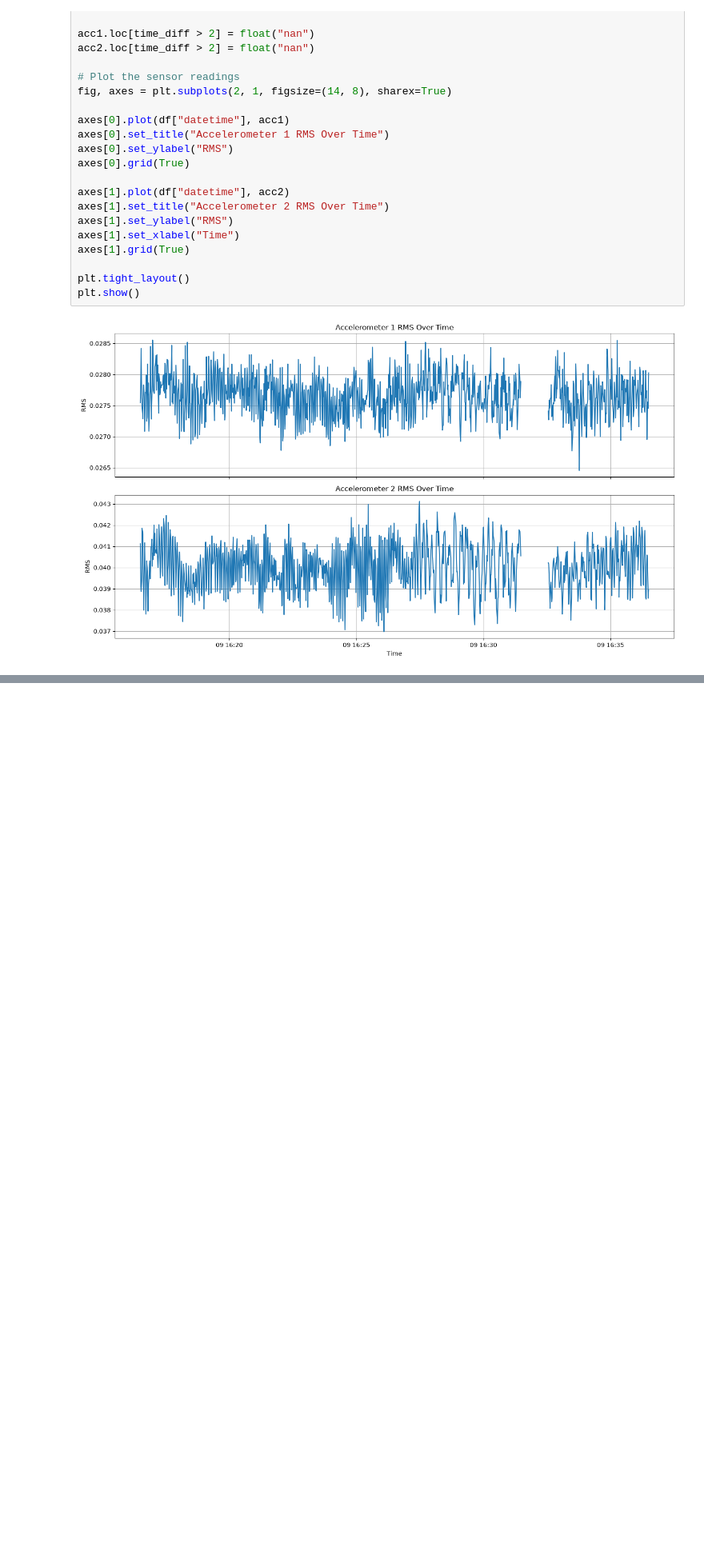
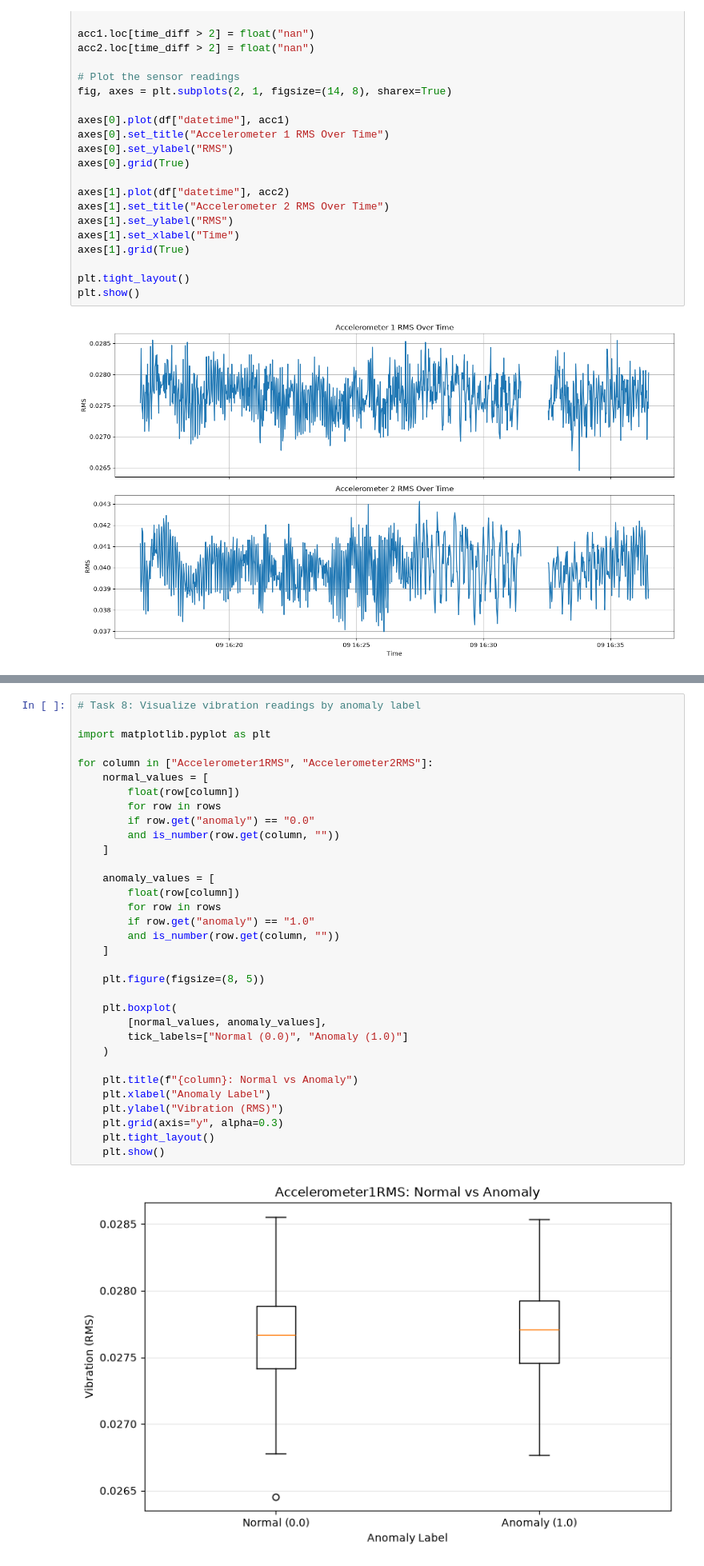
Before and after one commit to PeriManya/Sensor-Telemetry-Anomaly-detection-, a Jupyter notebook: notebooks/task2_data_analysis.ipynb, the cells around one changed output, grey strips where cells are left out. Shown at 80% size. Cells and saved outputs as stored; diff of their text form; blank space fills up the shorter version.

Commit message:
Add vibration anomaly comparison and visualization

```diff
--- a/notebooks/task2_data_analysis.ipynb
+++ b/notebooks/task2_data_analysis.ipynb
@@ -1075,0 +1641,35 @@ plt.show()
+# %%
+# Task 8: Visualize vibration readings by anomaly label
+
+import matplotlib.pyplot as plt
+
+for column in ["Accelerometer1RMS", "Accelerometer2RMS"]:
+    normal_values = [
+        float(row[column])
+        for row in rows
+        if row.get("anomaly") == "0.0"
+        and is_number(row.get(column, ""))
+    ]
+
+    anomaly_values = [
+        float(row[column])
+        for row in rows
+        if row.get("anomaly") == "1.0"
+        and is_number(row.get(column, ""))
+    ]
+
+    plt.figure(figsize=(8, 5))
+
+    plt.boxplot(
+        [normal_values, anomaly_values],
+        tick_labels=["Normal (0.0)", "Anomaly (1.0)"]
+    )
+
+    plt.title(f"{column}: Normal vs Anomaly")
+    plt.xlabel("Anomaly Label")
+    plt.ylabel("Vibration (RMS)")
+    plt.grid(axis="y", alpha=0.3)
+    plt.tight_layout()
+    plt.show()
+# %% [output]
+[figure, added]
```
Also changed, not shown: parts of 12 cells of this notebook.
